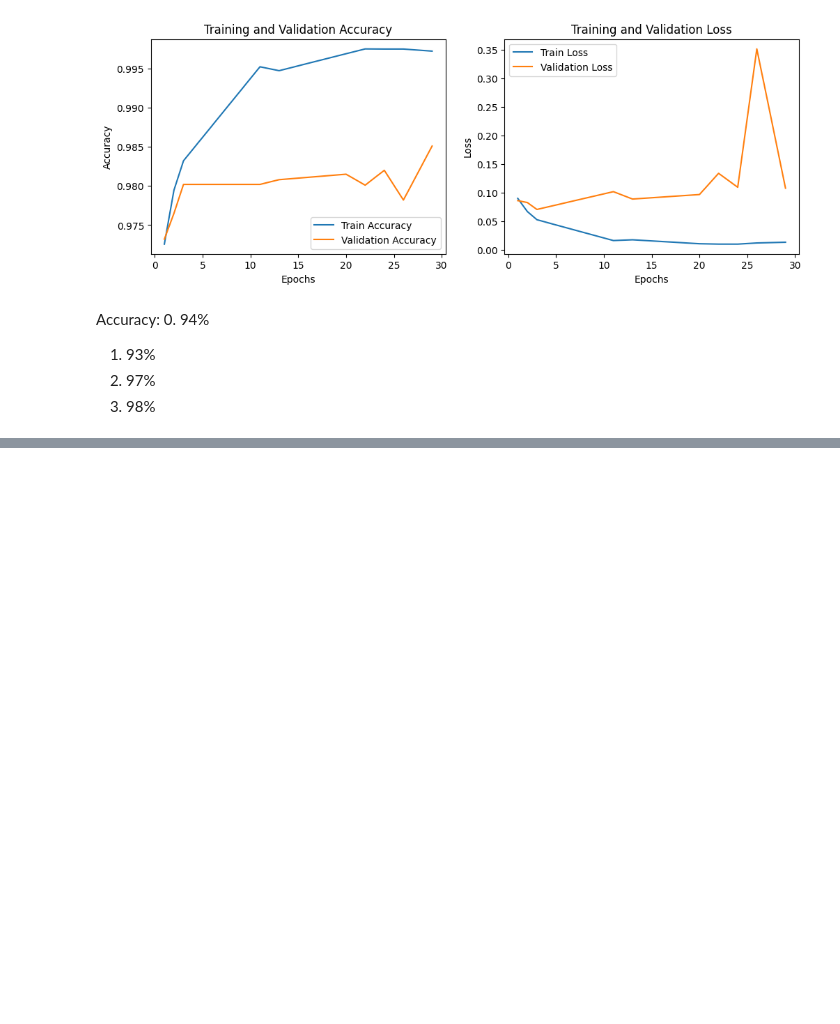
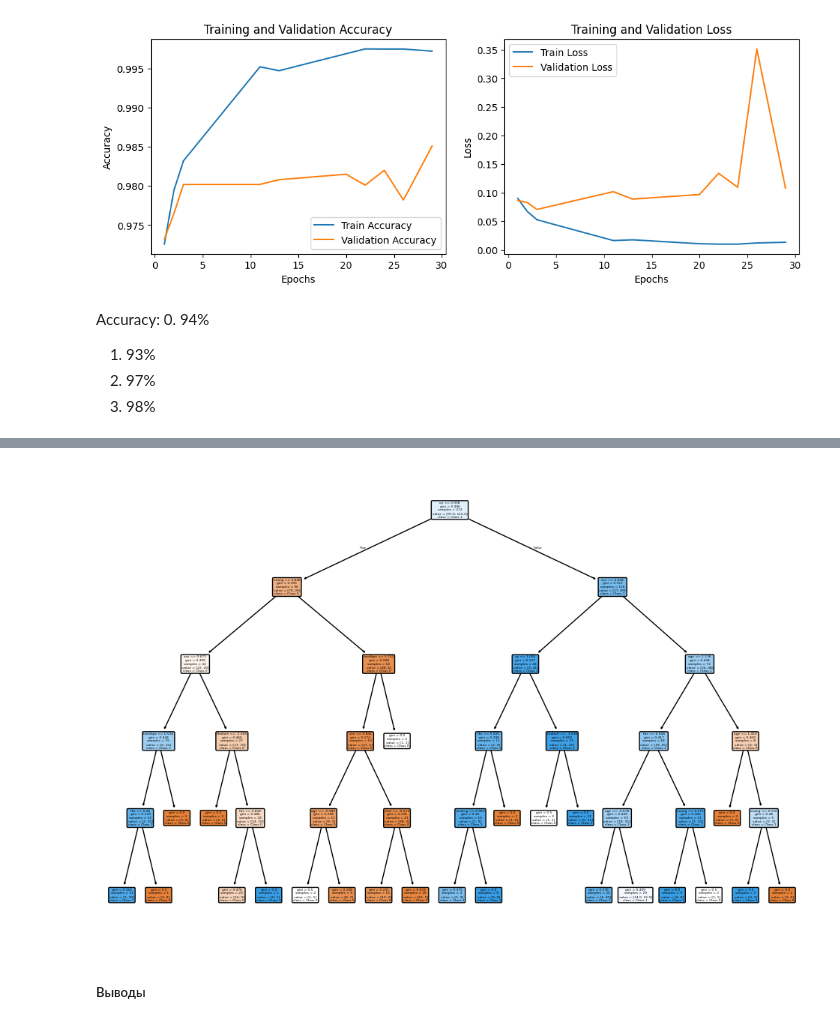
Before and after one commit to matteoxpo/DataScienceStudy, a Jupyter notebook: NSTU/AIandML/lab3/lab3.ipynb, the cells around one changed output, grey strips where cells are left out. Cells and saved outputs as stored; diff of their text form; code cells hidden in the pictures; blank space fills up the shorter version.

```diff
--- a/NSTU/AIandML/lab3/lab3.ipynb
+++ b/NSTU/AIandML/lab3/lab3.ipynb
@@ -382,0 +506,8 @@ Accuracy:
+# %%
+from sklearn.preprocessing import StandardScaler
+scaler = StandardScaler()
+numeric_features = ['age', 'trestbps', 'chol', 'thalach']
+X_scaled = X.copy()
+X_scaled[numeric_features] = scaler.fit_transform(X_scaled[numeric_features])
+
+X_scaled.head()
@@ -382,0 +521,4 @@ Accuracy:
+# %%
+from sklearn.model_selection import train_test_split, GridSearchCV
+X_train_scaled, X_test_scaled, y_train, y_test = train_test_split(X_scaled, y, test_size=0.3, random_state=42)
+X_train, X_test, y_train, y_test = train_test_split(X, y, test_size=0.3, random_state=42)
@@ -382,0 +543,25 @@ Accuracy:
+# %%
+import matplotlib.pyplot as plt
+from sklearn.tree import DecisionTreeClassifier, plot_tree
+from sklearn.model_selection import GridSearchCV
+from sklearn.metrics import classification_report
+
+param_grid_dt = {
+    'criterion': ['gini', 'entropy'],
+    'splitter': ['best', 'random'],
+    'max_depth': [None, 2, 5, 7, 10, 20],
+    'min_samples_split': [2, 5, 10, 15],
+    'min_samples_leaf': [1, 2, 5, 10]
+}
+
+dt = DecisionTreeClassifier(random_state=42)
+
+grid_dt = GridSearchCV(estimator=dt, param_grid=param_grid_dt, cv=5, scoring='accuracy', n_jobs=-1)
+grid_dt.fit(X_train_scaled, y_train)
+
+dt_pred_scaled = grid_dt.predict(X_test_scaled)
+
+print('Decision Tree best params:')
+print(grid_dt.best_params_)
+
+print(classification_report(y_test, dt_pred_scaled))
@@ -382,0 +579,10 @@ Accuracy:
+# %%
+best_tree = grid_dt.best_estimator_
+
+plt.figure(figsize=(12, 8))
+plot_tree(best_tree, filled=True, feature_names=X_train_scaled.columns, class_names=['Class 0', 'Class 1'], rounded=True)
+plt.show()
+# %% [output]
+[figure, added]
+# %% [markdown]
+##### Выводы
```
Also changed, not shown: parts of 41 cells of this notebook, 26 other files.
